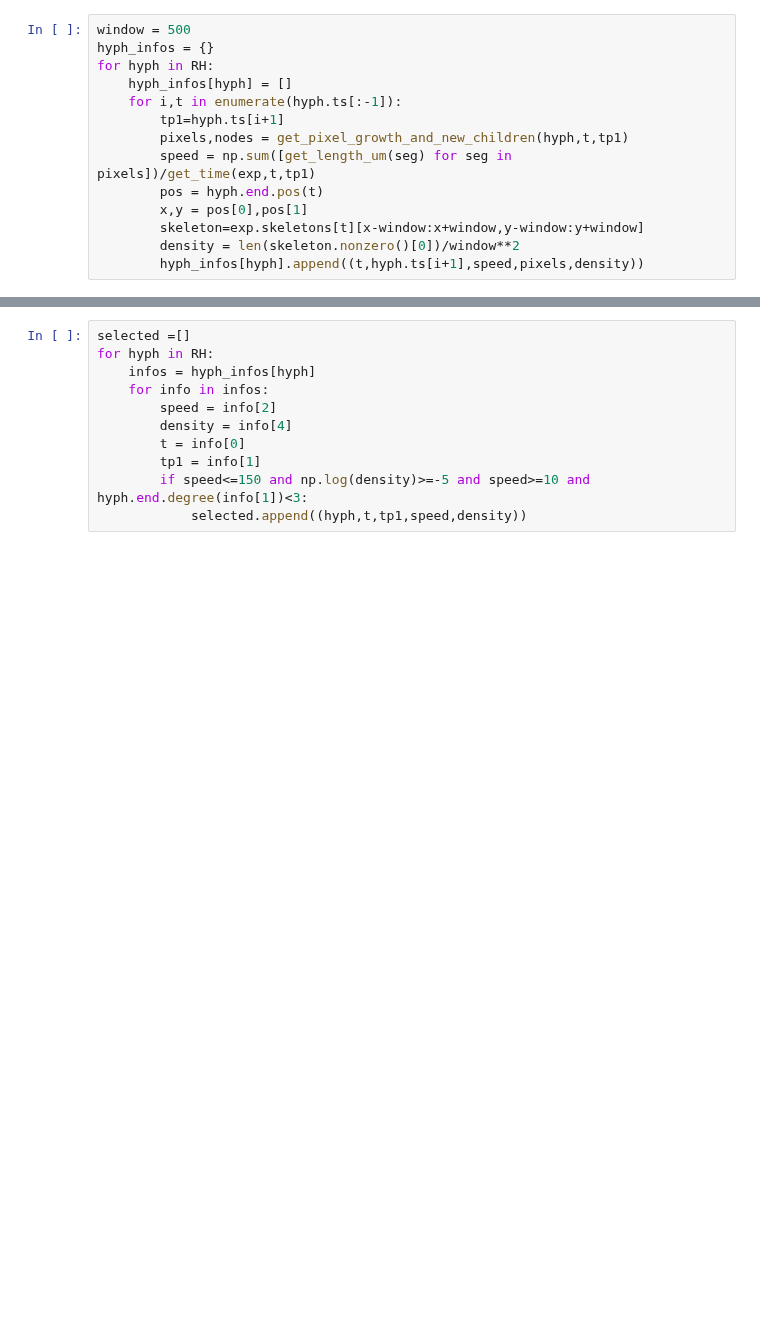
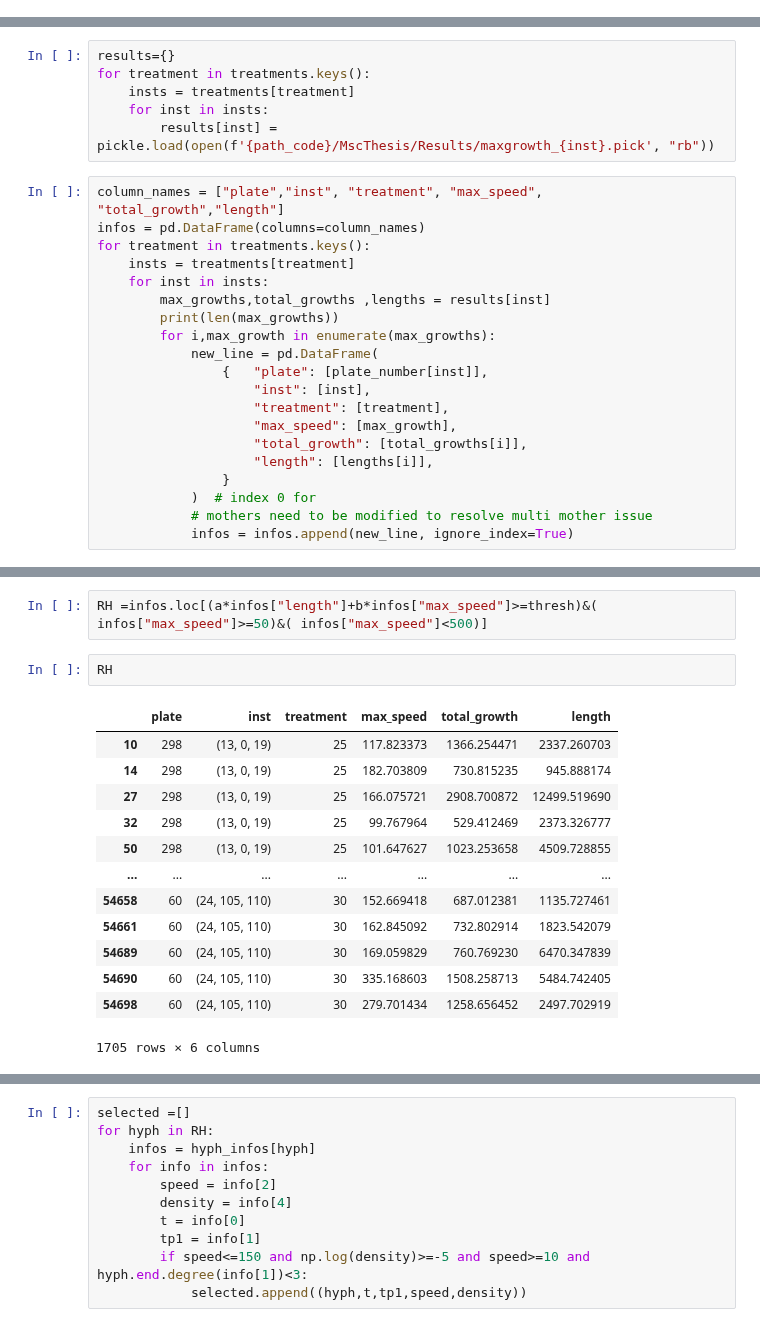
Before and after one commit to Cocopyth/AMFtrack, a Jupyter notebook: Analysis/growth.ipynb, the cells around one changed output, grey strips where cells are left out. Drawn from its saved outputs; the diff is of its cells as text; blank space fills up the shorter version.

Commit message:
Saving files as they have been used for the thesis report

```diff
--- a/Analysis/growth.ipynb
+++ b/Analysis/growth.ipynb
@@ -106,14 +0,0 @@ KeyboardInterrupt:
-# %%
-window = 500
-hyph_infos = {}
-for hyph in RH:
-    hyph_infos[hyph] = []
-    for i,t in enumerate(hyph.ts[:-1]):
-        tp1=hyph.ts[i+1]
-        pixels,nodes = get_pixel_growth_and_new_children(hyph,t,tp1)
-        speed = np.sum([get_length_um(seg) for seg in pixels])/get_time(exp,t,tp1)
-        pos = hyph.end.pos(t)
-        x,y = pos[0],pos[1]
-        skeleton=exp.skeletons[t][x-window:x+window,y-window:y+window]
-        density = len(skeleton.nonzero()[0])/window**2
-        hyph_infos[hyph].append((t,hyph.ts[i+1],speed,pixels,density))
@@ -148,0 +52,26 @@ Canvas(toolbar=Toolbar(toolitems=[('Home', 'Reset original view', 'home', 'home'
+# %%
+results={}
+for treatment in treatments.keys():
+    insts = treatments[treatment]
+    for inst in insts:
+        results[inst] = pickle.load(open(f'{path_code}/MscThesis/Results/maxgrowth_{inst}.pick', "rb"))
+# %%
+column_names = ["plate","inst", "treatment", "max_speed", "total_growth","length"]
+infos = pd.DataFrame(columns=column_names)
+for treatment in treatments.keys():
+    insts = treatments[treatment]
+    for inst in insts:
+        max_growths,total_growths ,lengths = results[inst]
+        print(len(max_growths))
+        for i,max_growth in enumerate(max_growths):
+            new_line = pd.DataFrame(
+                {   "plate": [plate_number[inst]],
+                    "inst": [inst],
+                    "treatment": [treatment],
+                    "max_speed": [max_growth],
+                    "total_growth": [total_growths[i]],
+                    "length": [lengths[i]],
+                }
+            )  # index 0 for
+            # mothers need to be modified to resolve multi mother issue
+            infos = infos.append(new_line, ignore_index=True)
@@ -148,0 +88,18 @@ Canvas(toolbar=Toolbar(toolitems=[('Home', 'Reset original view', 'home', 'home'
+# %%
+RH =infos.loc[(a*infos["length"]+b*infos["max_speed"]>=thresh)&( infos["max_speed"]>=50)&( infos["max_speed"]<500)]
+# %%
+RH
+# %% [output]
+|  | plate | inst | treatment | max_speed | total_growth | length |
+| 10 | 298 | (13, 0, 19) | 25 | 117.823373 | 1366.254471 | 2337.260703 |
+| 14 | 298 | (13, 0, 19) | 25 | 182.703809 | 730.815235 | 945.888174 |
+| 27 | 298 | (13, 0, 19) | 25 | 166.075721 | 2908.700872 | 12499.519690 |
+| 32 | 298 | (13, 0, 19) | 25 | 99.767964 | 529.412469 | 2373.326777 |
+| 50 | 298 | (13, 0, 19) | 25 | 101.647627 | 1023.253658 | 4509.728855 |
+| ... | ... | ... | ... | ... | ... | ... |
+| 54658 | 60 | (24, 105, 110) | 30 | 152.669418 | 687.012381 | 1135.727461 |
+| 54661 | 60 | (24, 105, 110) | 30 | 162.845092 | 732.802914 | 1823.542079 |
+| 54689 | 60 | (24, 105, 110) | 30 | 169.059829 | 760.769230 | 6470.347839 |
+| 54690 | 60 | (24, 105, 110) | 30 | 335.168603 | 1508.258713 | 5484.742405 |
+| 54698 | 60 | (24, 105, 110) | 30 | 279.701434 | 1258.656452 | 2497.702919 |
+1705 rows × 6 columns
```
Also changed, not shown: parts of 65 cells of this notebook, 17 other files.
